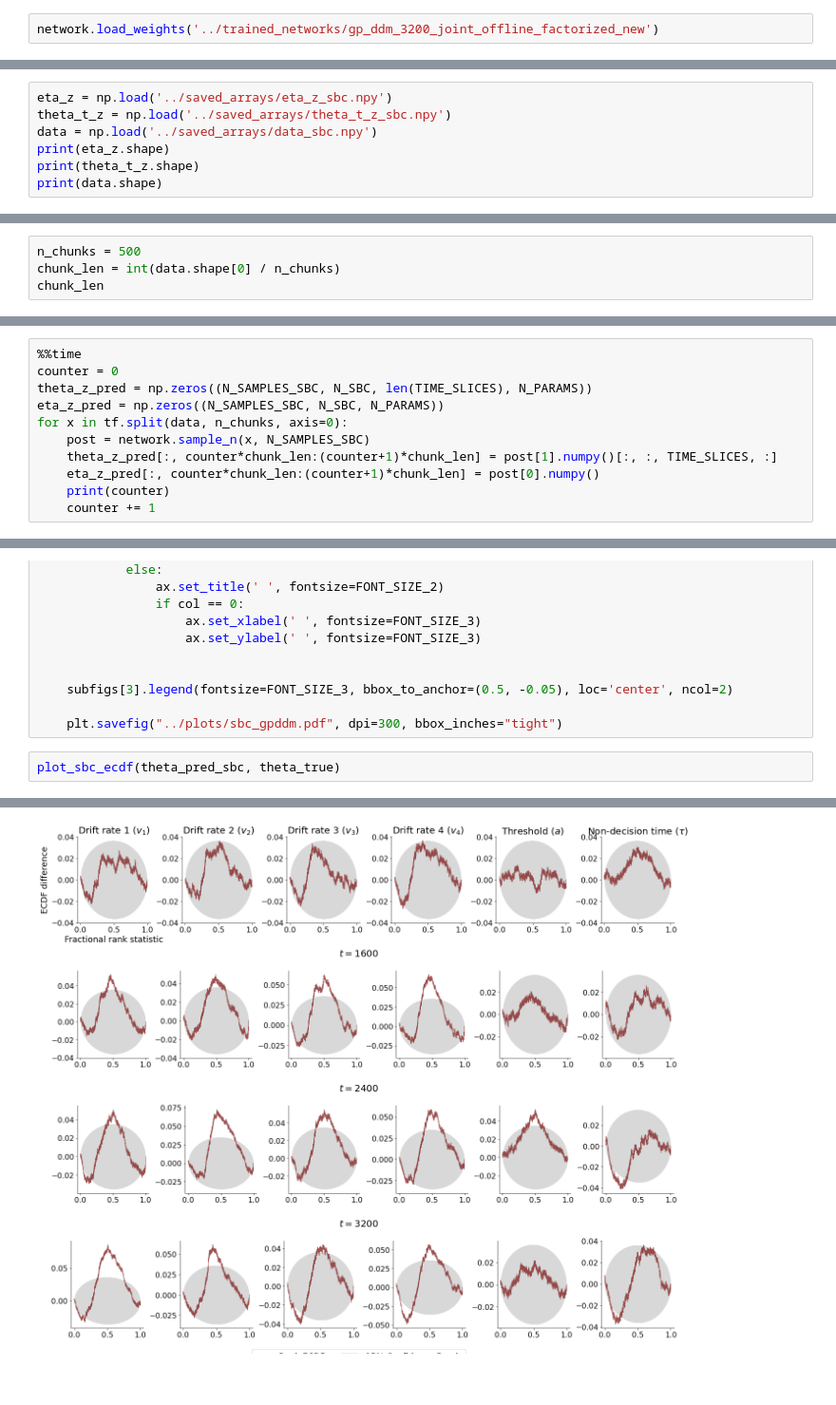
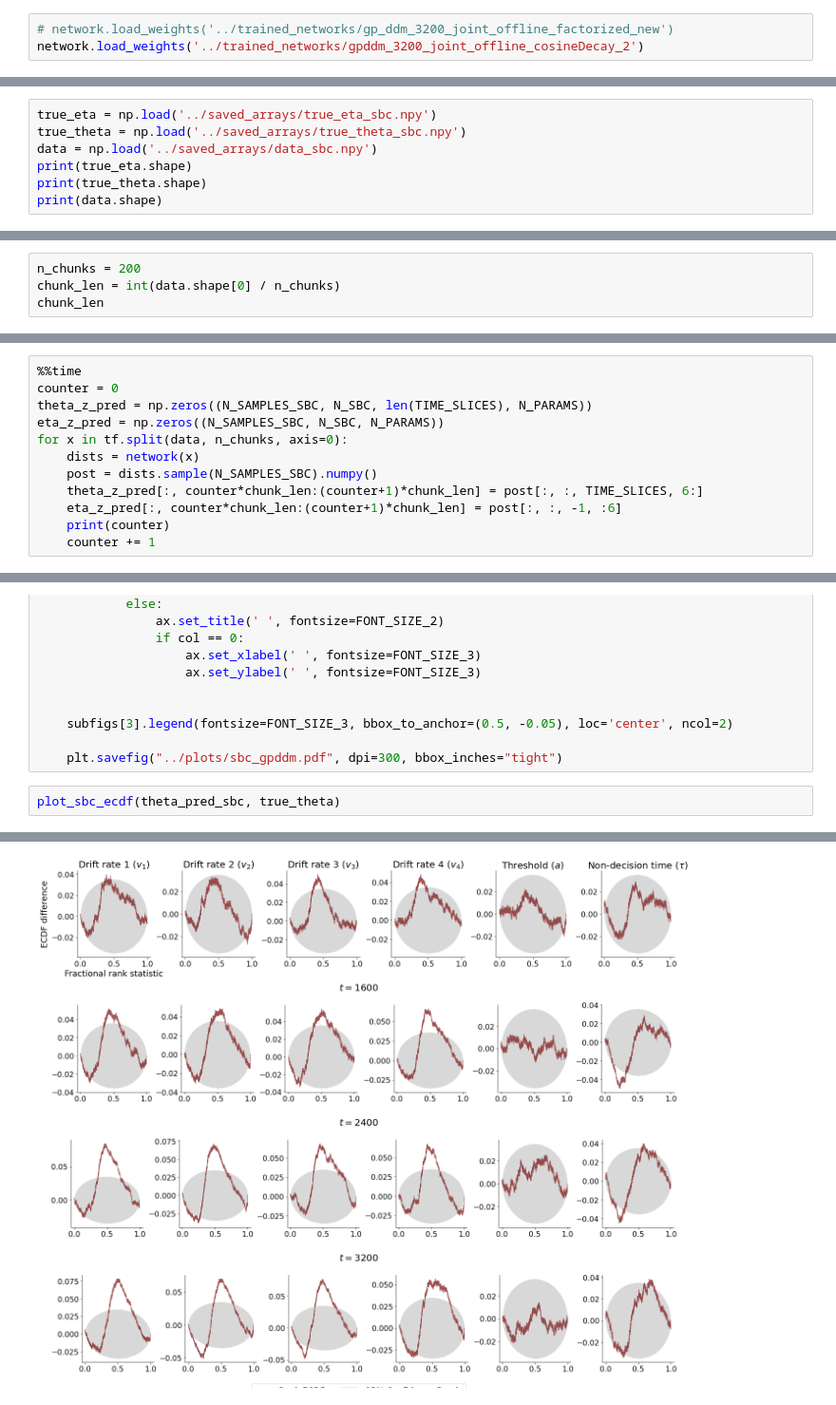
Before and after one commit to LuSchumacher/dynamic_ddm, a Jupyter notebook: notebooks/sbc_gpddm.ipynb, the cells around one changed output, grey strips where cells are left out. Shown at 95% size. Drawn from its saved outputs; the diff is of its cells as text.

```diff
--- a/notebooks/sbc_gpddm.ipynb
+++ b/notebooks/sbc_gpddm.ipynb
@@ -80,5 +119,6 @@ network = DynamicGaussianNetwork(network_settings)
 # %%
-network.load_weights('../trained_networks/gp_ddm_3200_joint_offline_factorized_new')
+# network.load_weights('../trained_networks/gp_ddm_3200_joint_offline_factorized_new')
+network.load_weights('../trained_networks/gpddm_3200_joint_offline_cosineDecay_2')
 # %% [output]
 <tensorflow.python.training.tracking.util.CheckpointLoadStatus at 0x...>
 # %% [markdown]
@@ -97,16 +149,16 @@ print(data.shape)
 # %%
-eta_z = np.load('../saved_arrays/eta_z_sbc.npy')
-theta_t_z = np.load('../saved_arrays/theta_t_z_sbc.npy')
+true_eta = np.load('../saved_arrays/true_eta_sbc.npy')
+true_theta = np.load('../saved_arrays/true_theta_sbc.npy')
 data = np.load('../saved_arrays/data_sbc.npy')
-print(eta_z.shape)
-print(theta_t_z.shape)
+print(true_eta.shape)
+print(true_theta.shape)
 print(data.shape)
 # %% [output]
 (2000, 6)
 (2000, 3200, 6)
 (2000, 3200, 5)
 # %%
-n_chunks = 500
+n_chunks = 200
 chunk_len = int(data.shape[0] / n_chunks)
 chunk_len
 # %% [output]
@@ -117,9 +169,10 @@ counter = 0
 theta_z_pred = np.zeros((N_SAMPLES_SBC, N_SBC, len(TIME_SLICES), N_PARAMS))
 eta_z_pred = np.zeros((N_SAMPLES_SBC, N_SBC, N_PARAMS))
 for x in tf.split(data, n_chunks, axis=0):
-    post = network.sample_n(x, N_SAMPLES_SBC)
-    theta_z_pred[:, counter*chunk_len:(counter+1)*chunk_len] = post[1].numpy()[:, :, TIME_SLICES, :]
-    eta_z_pred[:, counter*chunk_len:(counter+1)*chunk_len] = post[0].numpy()
+    dists = network(x)
+    post = dists.sample(N_SAMPLES_SBC).numpy()
+    theta_z_pred[:, counter*chunk_len:(counter+1)*chunk_len] = post[:, :, TIME_SLICES, 6:]
+    eta_z_pred[:, counter*chunk_len:(counter+1)*chunk_len] = post[:, :, -1, :6]
     print(counter)
     counter += 1
 # %% [output]
@@ -243,5 +288,5 @@ def plot_sbc_ecdf(post, prior, fill_color='grey', difference=True, **kwargs):
 
     plt.savefig("../plots/sbc_gpddm.pdf", dpi=300, bbox_inches="tight")
 # %%
-plot_sbc_ecdf(theta_pred_sbc, theta_true)
+plot_sbc_ecdf(theta_pred_sbc, true_theta)
 # %% [output]
@@ -248 +301 @@ plot_sbc_ecdf(theta_pred_sbc, theta_true)
-[figure, old version]
+[figure, new version]
```
Also changed, not shown: parts of 19 cells of this notebook, 2 other files.
